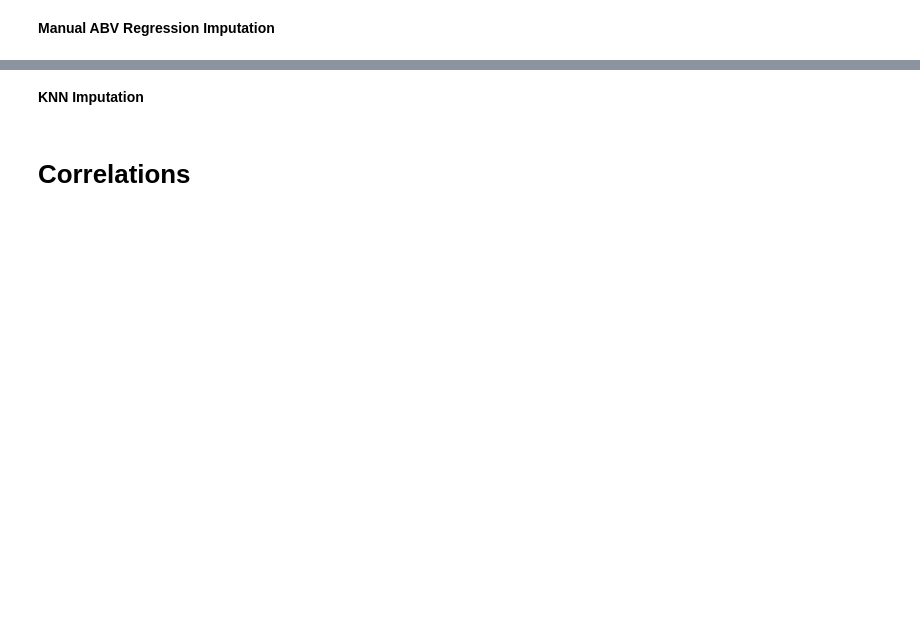
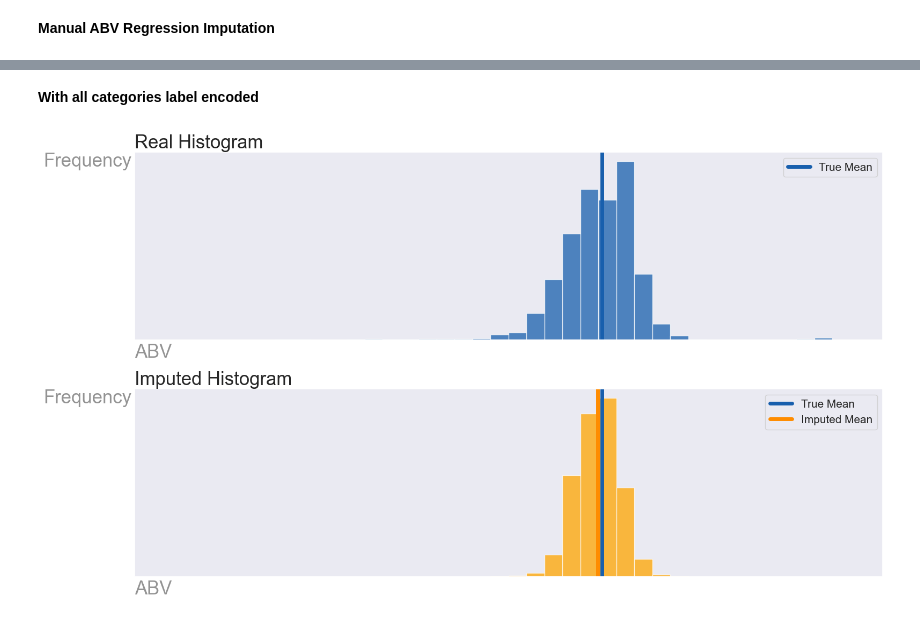
Before and after one commit to acdaniel864/capstone, a Jupyter notebook: code/02_null_imputation.ipynb, the cells around one changed output, grey strips where cells are left out. Drawn from its saved outputs; the diff is of its cells as text; code cells hidden in the pictures; blank space fills up the shorter version.

```diff
--- a/code/02_null_imputation.ipynb
+++ b/code/02_null_imputation.ipynb
@@ -116,0 +118,6 @@ plt.show();
+# %%
+print('Prior Length:', df['country'].value_counts().shape[0])
+region_value_counts = df['country'].value_counts()
+remove_regions = region_value_counts[region_value_counts < 31]
+df['country'] = df['country'].apply(lambda x: 'Unknown' if x in remove_regions.index else x)
+print('Post Length:', df['country'].value_counts().shape[0])
@@ -117,3 +147,5 @@ plt.show();
+# %%
+df['age'] = df['vintage'].apply(lambda x: 2024 - int(x))
 # %% [markdown]
 # Zero Values and Null Imputation
 # %% [markdown]
@@ -195,9 +215,25 @@ X_train, X_test, y_train, y_test = train_test_split(X, y, random_state=42, train
+# %% [markdown]
+**With all categories label encoded**
+# %%
+columns_to_encode = ['region', 'country', 'vintage', 'wine_variety', 'grape_variety', 'from_vivino', 'producer']
+
+# Initialize a LabelEncoder
+le = LabelEncoder()
+
+# Loop over the columns and apply Label Encoding
+for column in columns_to_encode:
+    # The LabelEncoder expects a 1D array, so we use df[column]
+    df[column] = le.fit_transform(df[column].astype(str))  # Ensure data type is string for encoding
+# %%
+#features_for_imputation = df[['abv']]
+it_imp = IterativeImputer(estimator=LinearRegression(),
+                           max_iter=5)
+imputed_data = it_imp.fit_transform(df.drop(columns = ['reviewed_by']))
+imputed_data = pd.DataFrame(imputed_data, columns=df.drop(columns = ['reviewed_by']).columns)
 # %%
-# compare_histograms(imputed_column = it_abv_missing['abv']
-#                    original_column = df['abv'],
-#                    x_label = 'Age',
-#                    y_label = 'Frequency')
+compare_histograms(imputed_column = imputed_data['abv'],
+                   original_column = df['abv'],
+                   x_label = 'ABV',
+                   y_label = 'Frequency', bins = 40)
+# %% [output]
+[figure, added]
-# %% [markdown]
-**KNN Imputation**
-# %% [markdown]
-# Correlations
```
Also changed, not shown: parts of 31 cells of this notebook, 8 other files.
